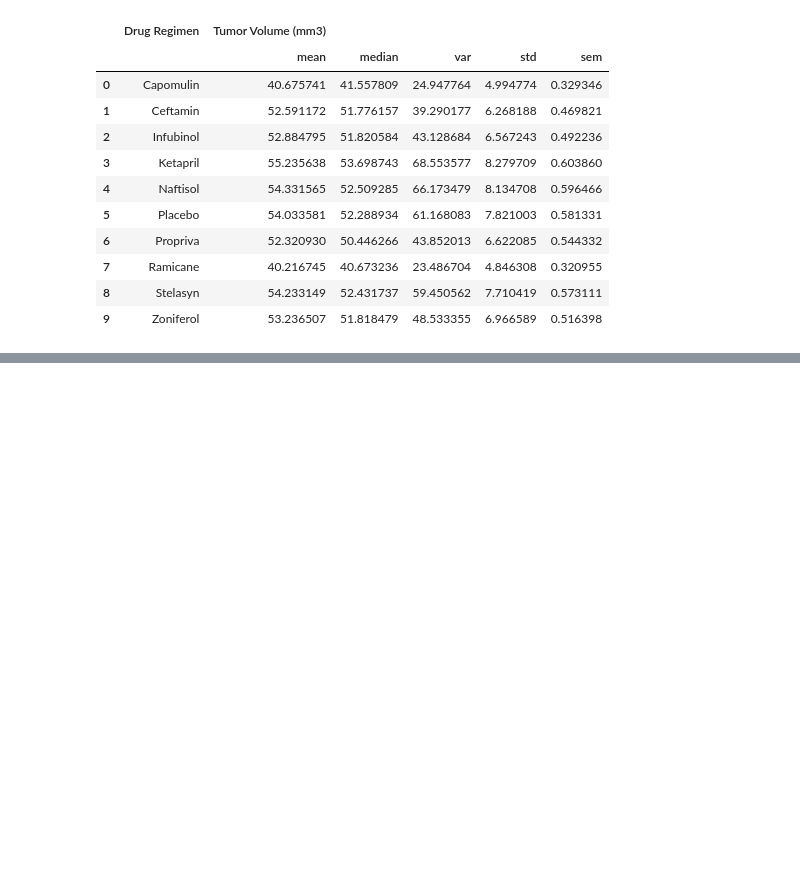
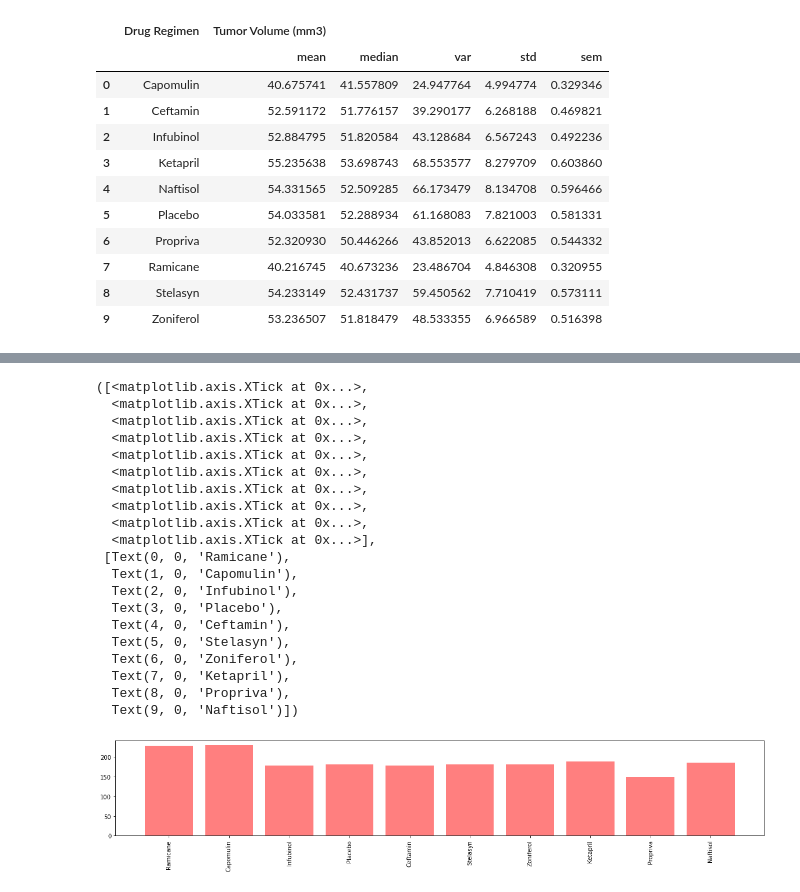
Before and after one commit to smith-ashton/matplotlib-challenge, a Jupyter notebook: Pymaceuticals/pymaceuticals_tester.ipynb, the cells around one changed output, grey strips where cells are left out. Cells and saved outputs as stored; diff of their text form; code cells hidden in the pictures; blank space fills up the shorter version.

```diff
--- a/Pymaceuticals/pymaceuticals_tester.ipynb
+++ b/Pymaceuticals/pymaceuticals_tester.ipynb
@@ -165,2 +173,50 @@ agg
+# %%
+# Generate a bar plot showing the total number of unique mice tested on each drug regimen using pyplot.
+#unique1_df = cleaned_df.drop_duplicates(subset = ["Mouse ID","Drug Regimen"], keep = "first", inplace = False)
+
+drugs = cleaned_df["Drug Regimen"].unique()
+
+unique1_df = cleaned_df["Drug Regimen"]
+
+count = 0
+values = []
+
+for drug in drugs:
+    for row in unique1_df:
+        if row == drug:
+            count = count + 1
+    values.append(count)
+    count = 0
+
+#x-axis: drugs // y_axis = values
+
+x_axis = np.arange(len(drugs))
+tick_locations = [value for value in x_axis]
+
+plt.figure(figsize=(20,3))
+plt.bar(x_axis, values, color='r', alpha=0.5, align="center")
+plt.xticks(tick_locations, drugs, rotation="vertical")
+# %% [output]
+([<matplotlib.axis.XTick at 0x...>,
+  <matplotlib.axis.XTick at 0x...>,
+  <matplotlib.axis.XTick at 0x...>,
+  <matplotlib.axis.XTick at 0x...>,
+  <matplotlib.axis.XTick at 0x...>,
+  <matplotlib.axis.XTick at 0x...>,
+  <matplotlib.axis.XTick at 0x...>,
+  <matplotlib.axis.XTick at 0x...>,
+  <matplotlib.axis.XTick at 0x...>,
+  <matplotlib.axis.XTick at 0x...>],
+ [Text(0, 0, 'Ramicane'),
+  Text(1, 0, 'Capomulin'),
+  Text(2, 0, 'Infubinol'),
+  Text(3, 0, 'Placebo'),
+  Text(4, 0, 'Ceftamin'),
+  Text(5, 0, 'Stelasyn'),
+  Text(6, 0, 'Zoniferol'),
+  Text(7, 0, 'Ketapril'),
+  Text(8, 0, 'Propriva'),
+  Text(9, 0, 'Naftisol')])
+[figure, added]
 # %%
 # Generate a pie plot showing the distribution of female versus male mice using pandas
```
Also changed, not shown: parts of 13 cells of this notebook, 1 other file.
